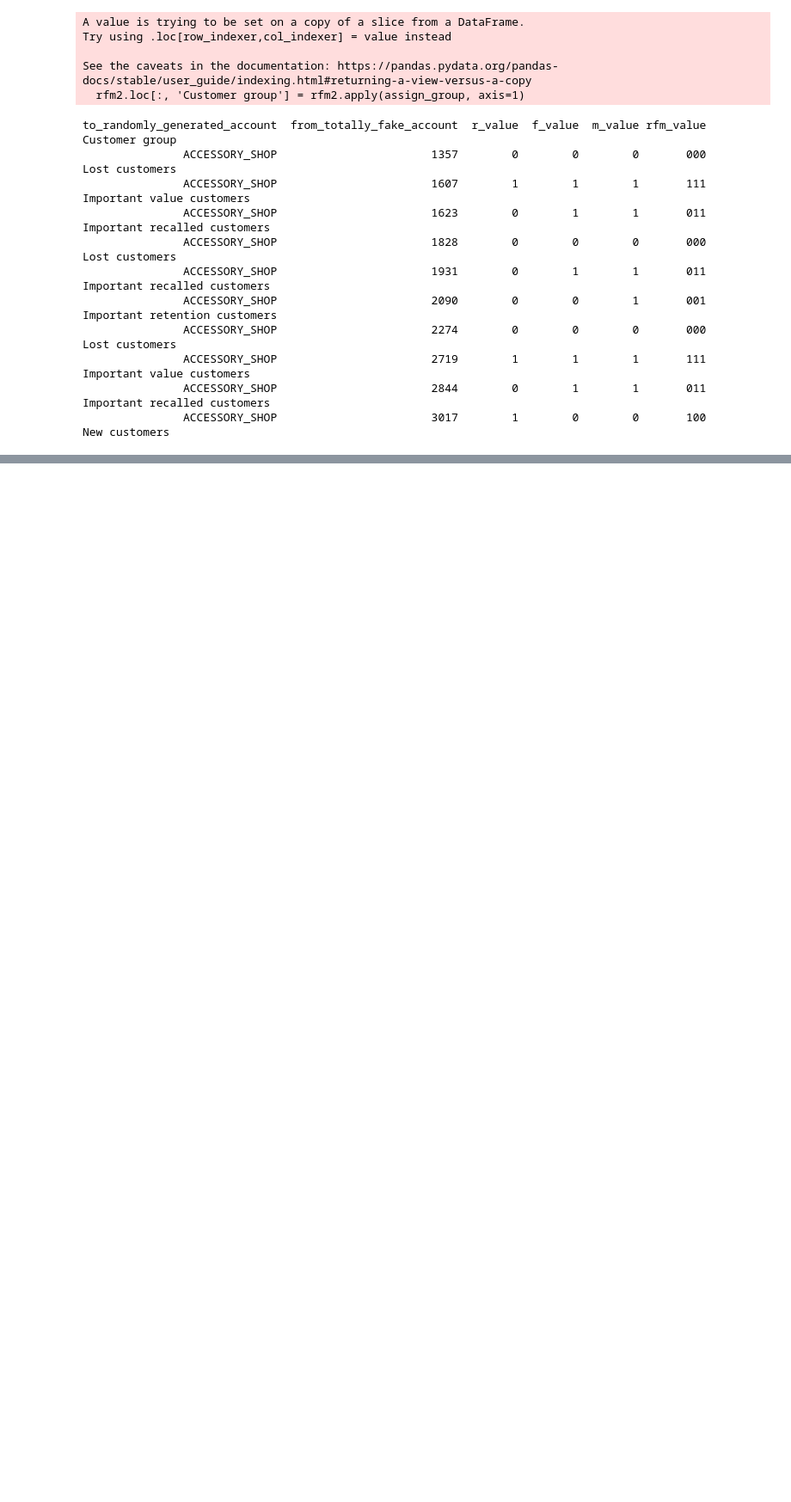
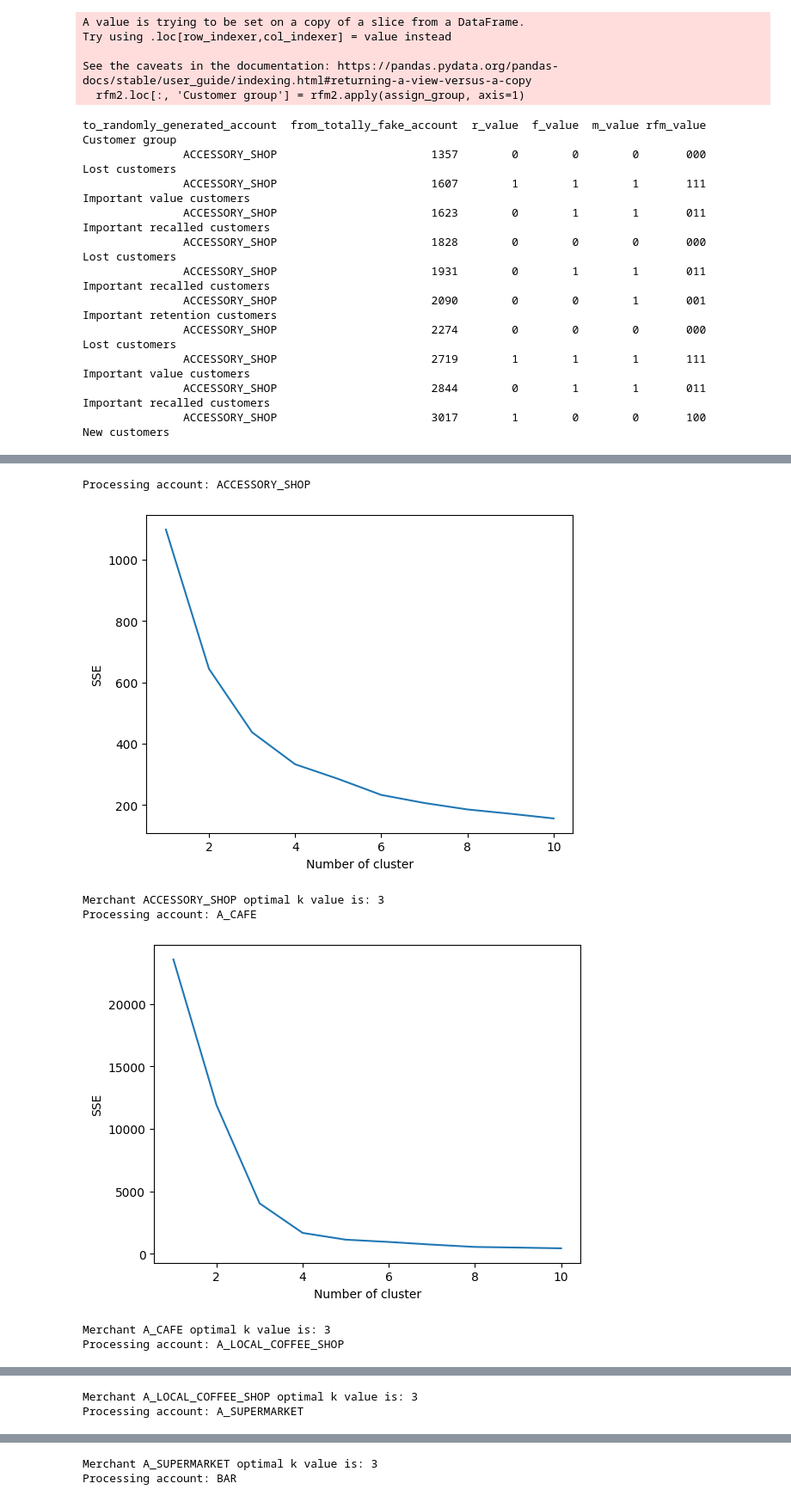
Before and after one commit to UoB-DSMP-2023-24/dsmp-2024-group28, a Jupyter notebook: Related_code/first_dataset/Final_Version_of_EDA_for_The_Initial_Dataset.ipynb, the cells around one changed output, grey strips where cells are left out. Shown at 86% size. Cells and saved outputs as stored; diff of their text form; code cells hidden in the pictures; blank space fills up the shorter version.

```diff
--- a/Related_code/first_dataset/Final_Version_of_EDA_for_The_Initial_Dataset.ipynb
+++ b/Related_code/first_dataset/Final_Version_of_EDA_for_The_Initial_Dataset.ipynb
@@ -368,0 +402,61 @@ rfm['Cluster'] = kmeans.fit_predict(rfm_scaled)
+# %%
+rfm2 = sorted_df2.groupby(['to_randomly_generated_account', 'from_totally_fake_account']).agg({
+    'not_happened_yet_date': lambda x: (current_date - x.max()).days,  # Recency
+    'from_totally_fake_account': 'count',                                        # Frequency
+    'monopoly_money_amount': 'sum'                                    # Monetary
+}).rename(columns={
+    'not_happened_yet_date': 'recency',
+    'from_totally_fake_account': 'frequency',
+    'monopoly_money_amount': 'monetary'
+}).reset_index()
+
+best_ks = {}
+#Perform independent clustering analysis on each merchant
+for account in rfm2['to_randomly_generated_account'].unique():
+    print(f"Processing account: {account}")
+
+#Filter data for specific merchants
+    account_rfm2 = rfm2[rfm2['to_randomly_generated_account'] == account]
+
+#Data preprocessing - Standardized RFM values
+    scaler = StandardScaler()
+    rfm_scaled = scaler.fit_transform(account_rfm2[['recency', 'frequency', 'monetary']])
+# rfm_scaled = scaler.fit_transform(rfm2[['recency', 'frequency', 'monetary']])
+#Initialize SSE dictionary to store SSE for each k value
+    sse = {}
+
+#Use Elbow Method to find the optimal K value and test K values from 1 to 10
+    for k in range(1, 11):
+        kmeans = KMeans(n_clusters=k, random_state=42)
+        kmeans.fit(rfm_scaled)
+        sse[k] = kmeans.inertia_  # store SSE (Sum of Squared Errors)
+
+#Draw a graph of SSE changing with k value
+    plt.figure()
+    plt.plot(list(sse.keys()), list(sse.values()))
+# plt.xlabel(f"Number of cluster for account {account}")
+    plt.xlabel(f"Number of cluster")
+    plt.ylabel("SSE")
+    plt.show()
+    sse_values = list(sse.values())  # Convert dictionary values to lists
+    sse_differences = np.diff(sse_values)  # Calculate the first-order difference of a list
+    best_k = np.argmax(-sse_differences) + 2 + 1  # Find the k value corresponding to the maximum negative difference and add 2 because the index starts from 0, while our k value starts from 1. Adding 1 more will result in the final K value
+    # Print out the best k value
+    print(f"Merchant {account} optimal k value is: {best_k}")
+
+k_opt = 3  #This value is the inflection point value in the elbow diagram
+#Applying K-Means clustering
+kmeans = KMeans(n_clusters=k_opt, random_state=42)
+scaler = StandardScaler()
+rfm_scaled = scaler.fit_transform(rfm2[['recency', 'frequency', 'monetary']])
+clusters = kmeans.fit_predict(rfm_scaled)
+rfm2['Cluster'] = clusters
+rfm2['Cluster'] = kmeans.fit_predict(rfm_scaled)
+# %% [output]
+Processing account: ACCESSORY_SHOP
+[figure, added]
+Merchant ACCESSORY_SHOP optimal k value is: 3
+Processing account: A_CAFE
+[figure, added]
+Merchant A_CAFE optimal k value is: 3
+Processing account: A_LOCAL_COFFEE_SHOP
@@ -368,0 +464,2 @@ rfm['Cluster'] = kmeans.fit_predict(rfm_scaled)
+Merchant A_LOCAL_COFFEE_SHOP optimal k value is: 3
+Processing account: A_SUPERMARKET
@@ -368,0 +467,2 @@ rfm['Cluster'] = kmeans.fit_predict(rfm_scaled)
+Merchant A_SUPERMARKET optimal k value is: 3
+Processing account: BAR
```
Also changed, not shown: parts of 8 cells of this notebook.
